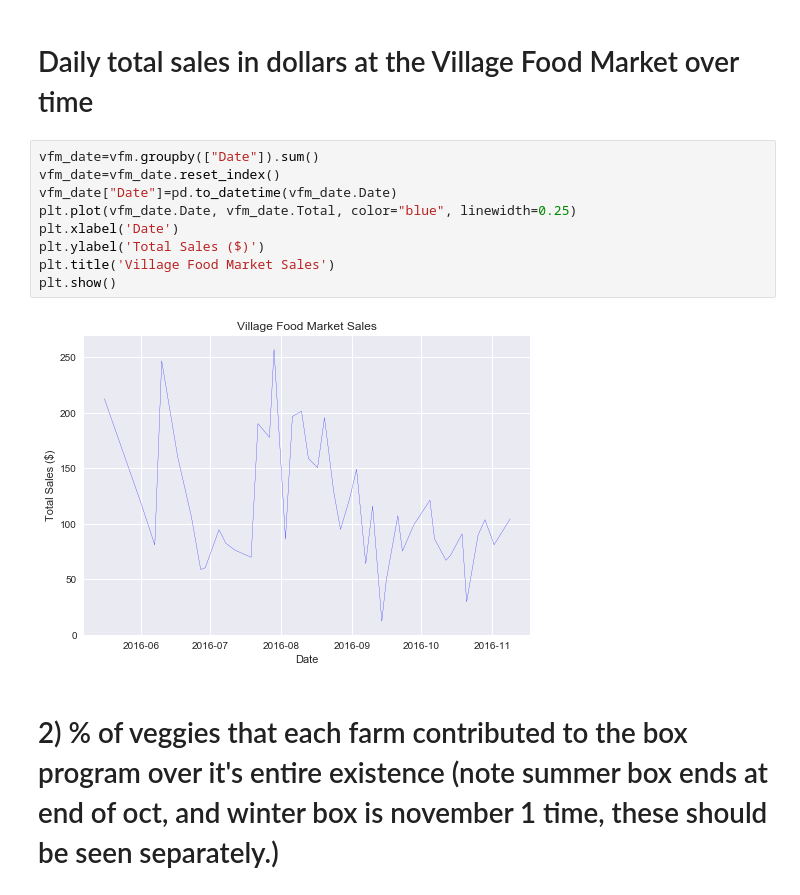
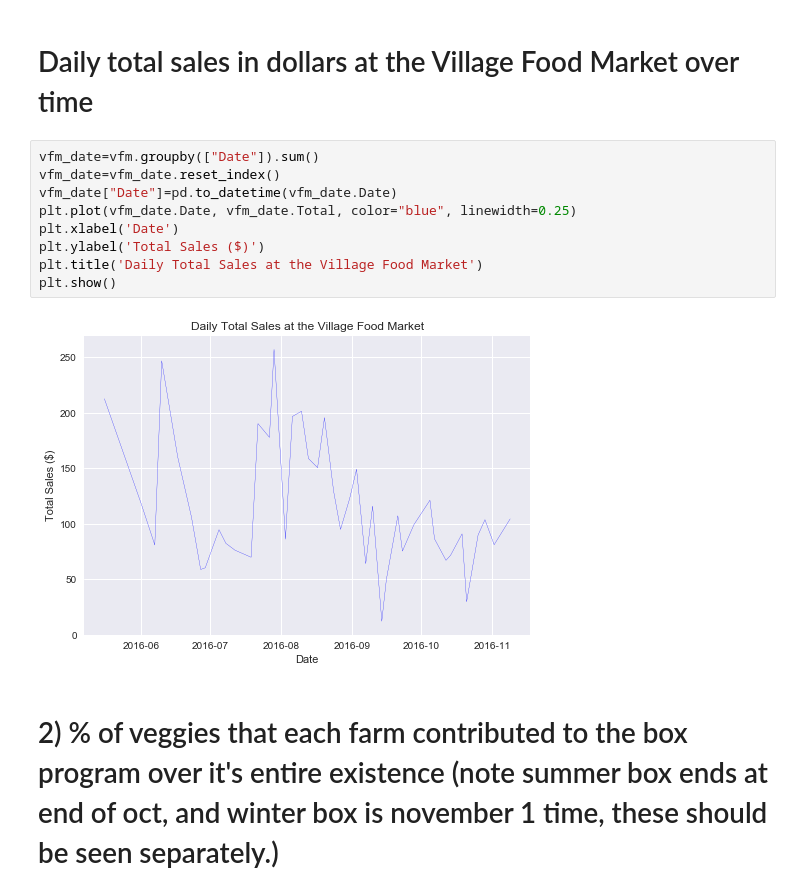
Before and after one commit to james-parks/gabriola, a Jupyter notebook: Gabriola Farm Info.ipynb, the cells around one changed output. Cells and saved outputs as stored; diff of their text form.

```diff
--- a/Gabriola Farm Info.ipynb
+++ b/Gabriola Farm Info.ipynb
@@ -88,14 +91,14 @@ vfm.groupby(["Item","Unit","Price for Farmer/unit"]).sum()
 # %%
 vfm_date=vfm.groupby(["Date"]).sum()
 vfm_date=vfm_date.reset_index()
 vfm_date["Date"]=pd.to_datetime(vfm_date.Date)
 plt.plot(vfm_date.Date, vfm_date.Total, color="blue", linewidth=0.25)
 plt.xlabel('Date')
 plt.ylabel('Total Sales ($)')
-plt.title('Village Food Market Sales')
+plt.title('Daily Total Sales at the Village Food Market')
 plt.show()
 # %% [output]
-[figure, old version]
+[figure, new version]
 # %% [markdown]
 # 2) % of veggies that each farm contributed to the box program over it's entire existence (note summer box ends at end of oct, and winter box is november 1 time, these should be seen separately.)
 # %%
```
Also changed, not shown: parts of 12 cells of this notebook.
